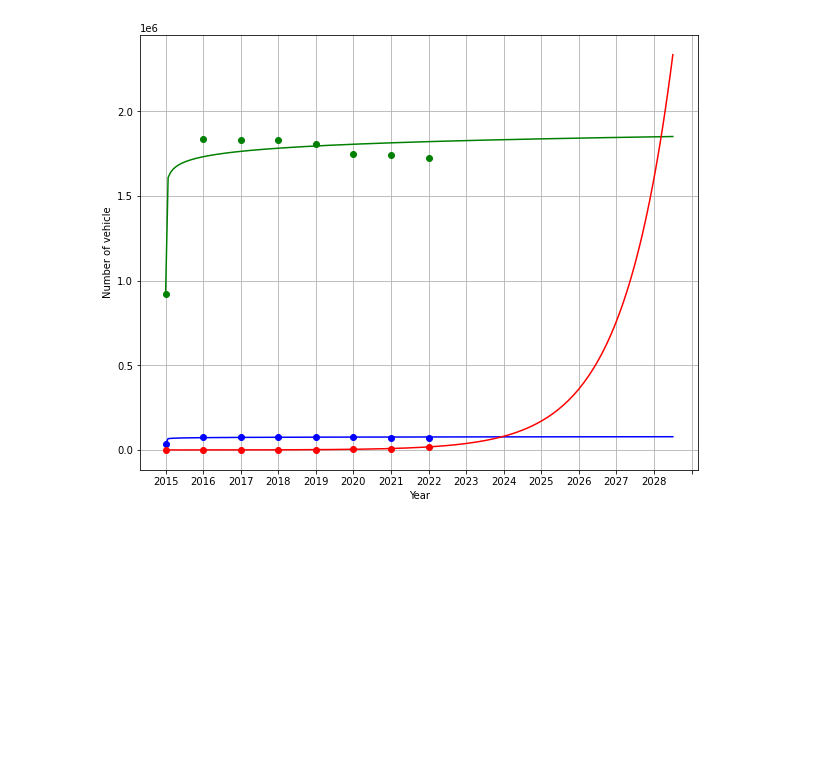
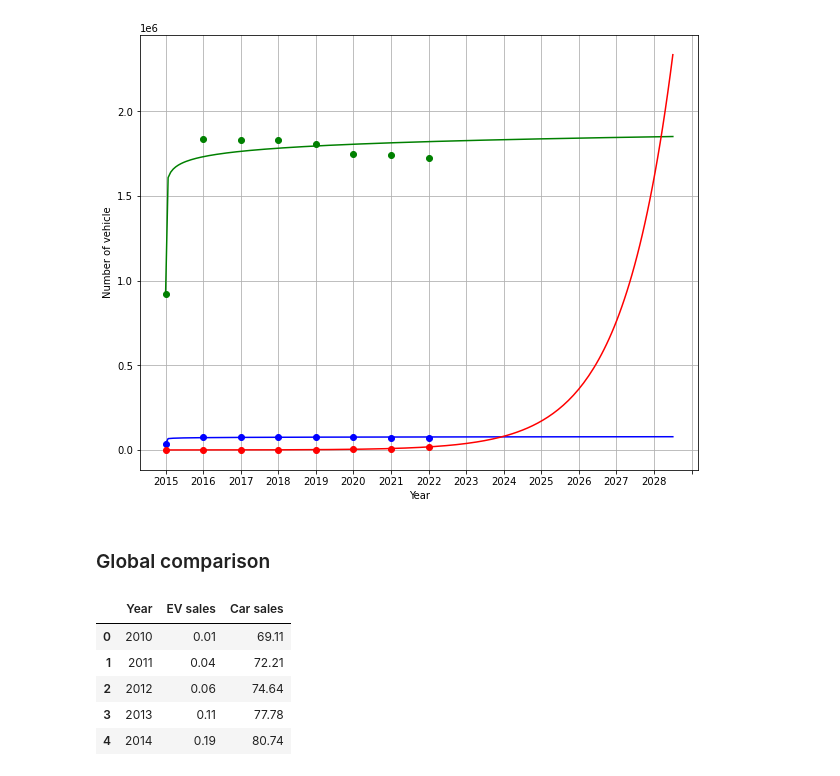
Before and after one commit to Kongfufack/Project_1_EV, a Jupyter notebook: EV_Market_Analysis.ipynb, the cells around one changed output. Cells and saved outputs as stored; diff of their text form; code cells hidden in the pictures; blank space fills up the shorter version.

```diff
--- a/EV_Market_Analysis.ipynb
+++ b/EV_Market_Analysis.ipynb
@@ -104,3 +104,15 @@ plt.xticks(tick_locations,range(2015,2029))
 plt.show()
 # %% [output]
 [figure]
+# %% [markdown]
+### Global comparison
+# %%
+totalvGLB_df = pd.read_csv(filepath + "Global_EV_sales(2010-2020).csv")
+totalvGLB_df.head()
+# %% [output]
+|  | Year | EV sales | Car sales |
+| 0 | 2010 | 0.01 | 69.11 |
+| 1 | 2011 | 0.04 | 72.21 |
+| 2 | 2012 | 0.06 | 74.64 |
+| 3 | 2013 | 0.11 | 77.78 |
+| 4 | 2014 | 0.19 | 80.74 |
```
Also changed, not shown: parts of 1 cell of this notebook, 1 other file.
